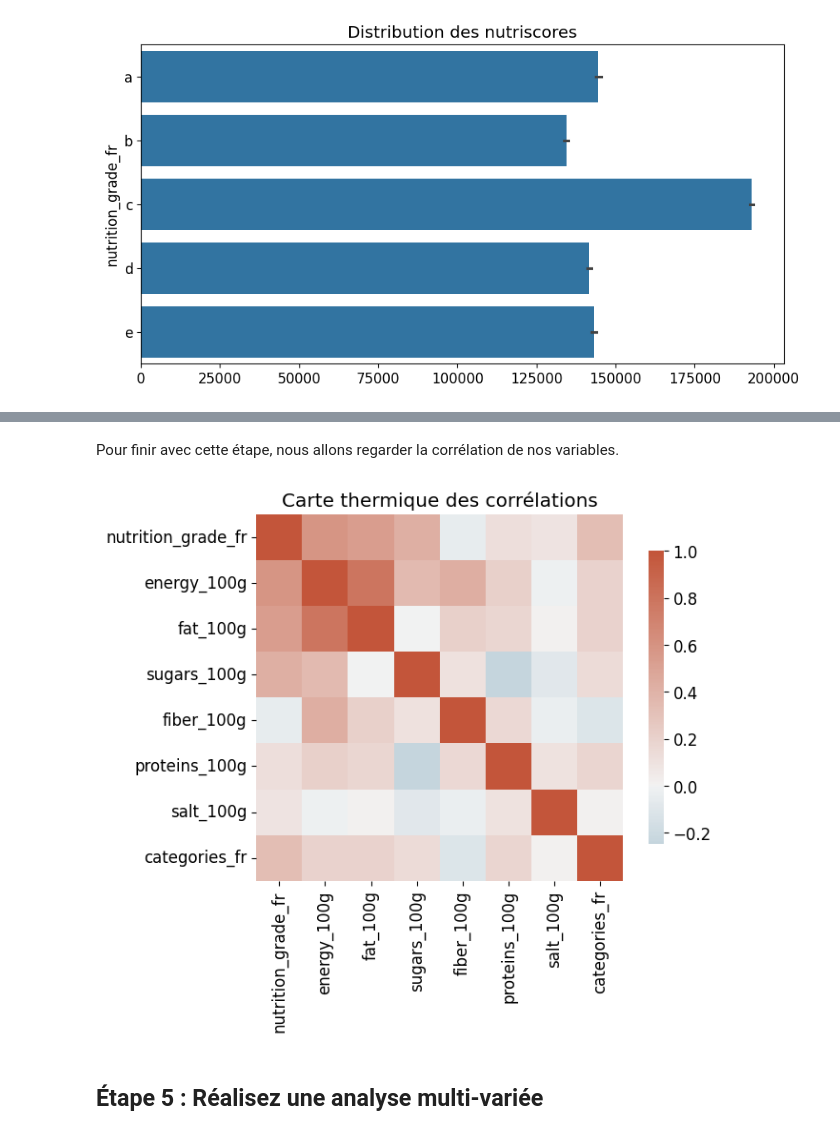
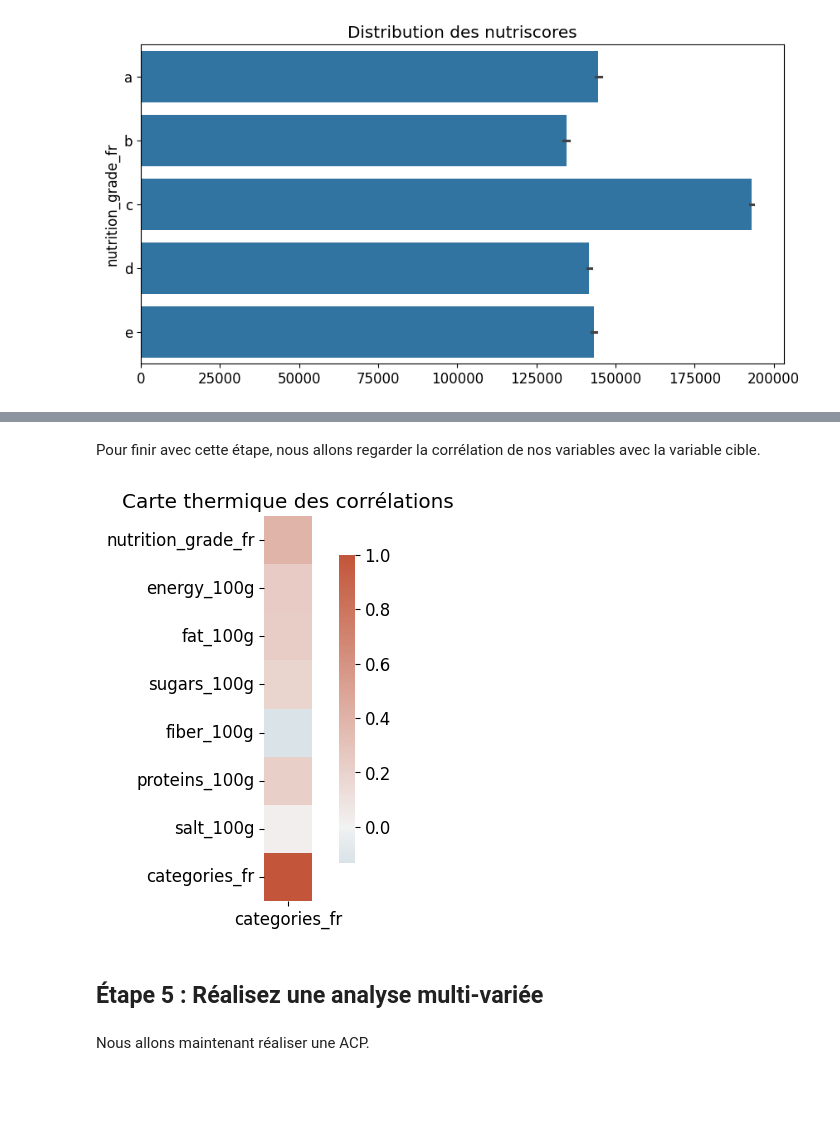
Before and after one commit to tdechanet/IAEngP3, a Jupyter notebook: analyze.ipynb, the cells around one changed output, grey strips where cells are left out. Drawn from its saved outputs; the diff is of its cells as text; code cells hidden in the pictures; blank space fills up the shorter version.

```diff
--- a/analyze.ipynb
+++ b/analyze.ipynb
@@ -248,8 +248,8 @@ nutritive_values.remove("salt_100g")
 itimp = IterativeImputer(random_state=0)
 df[nutritive_values] = itimp.fit_transform(df[nutritive_values])
 # %%
-knn = KNNImputer(n_neighbors=5)
-df["salt_100g"] = knn.fit_transform(pd.DataFrame(df["salt_100g"]))
+# knn = KNNImputer(n_neighbors=5)
+# df["salt_100g"] = knn.fit_transform(pd.DataFrame(df["salt_100g"]))
 # %%
 nutritive_values.append("salt_100g")
 
@@ -346,5 +329,5 @@ Categories (5, object): ['a', 'b', 'c', 'd', 'e']
 # %% [markdown]
-Pour finir avec cette étape, nous allons regarder la corrélation de nos variables.
+Pour finir avec cette étape, nous allons regarder la corrélation de nos variables avec la variable cible.
 # %%
 correlation_table = scaled_df
 correlation_table = pd.merge(correlation_table, pd.DataFrame(target), how="right", left_on="url", right_on="url")
@@ -357,17 +340,19 @@ correlation_table.loc[:, "nutrition_grade_fr"] = nutrition_grade_encoder.fit_tra
 # %%
 corr_matrix = correlation_table.drop(columns=["url"]).corr()
 
 f, ax = plt.subplots(figsize=(7, 5))
 cmap = sns.diverging_palette(230, 20, as_cmap=True)
 
-sns.heatmap(corr_matrix, cmap=cmap, center=0, square=True, cbar_kws={"shrink": .8})
+sns.heatmap(corr_matrix[["categories_fr"]], cmap=cmap, center=0, square=True, cbar_kws={"shrink": .8})
 ax.set_title("Carte thermique des corrélations")
 
 plt.show()
 # %% [output]
-[figure, old version]
+[figure, new version]
 # %% [markdown]
 ## Étape 5 : Réalisez une analyse multi-variée
+# %% [markdown]
+Nous allons maintenant réaliser une ACP.
 # %%
 pca_scaler = StandardScaler()
 pca_table = pca_scaler.fit_transform(correlation_table.drop(columns=["url"]))
```
Also changed, not shown: parts of 13 cells of this notebook.
